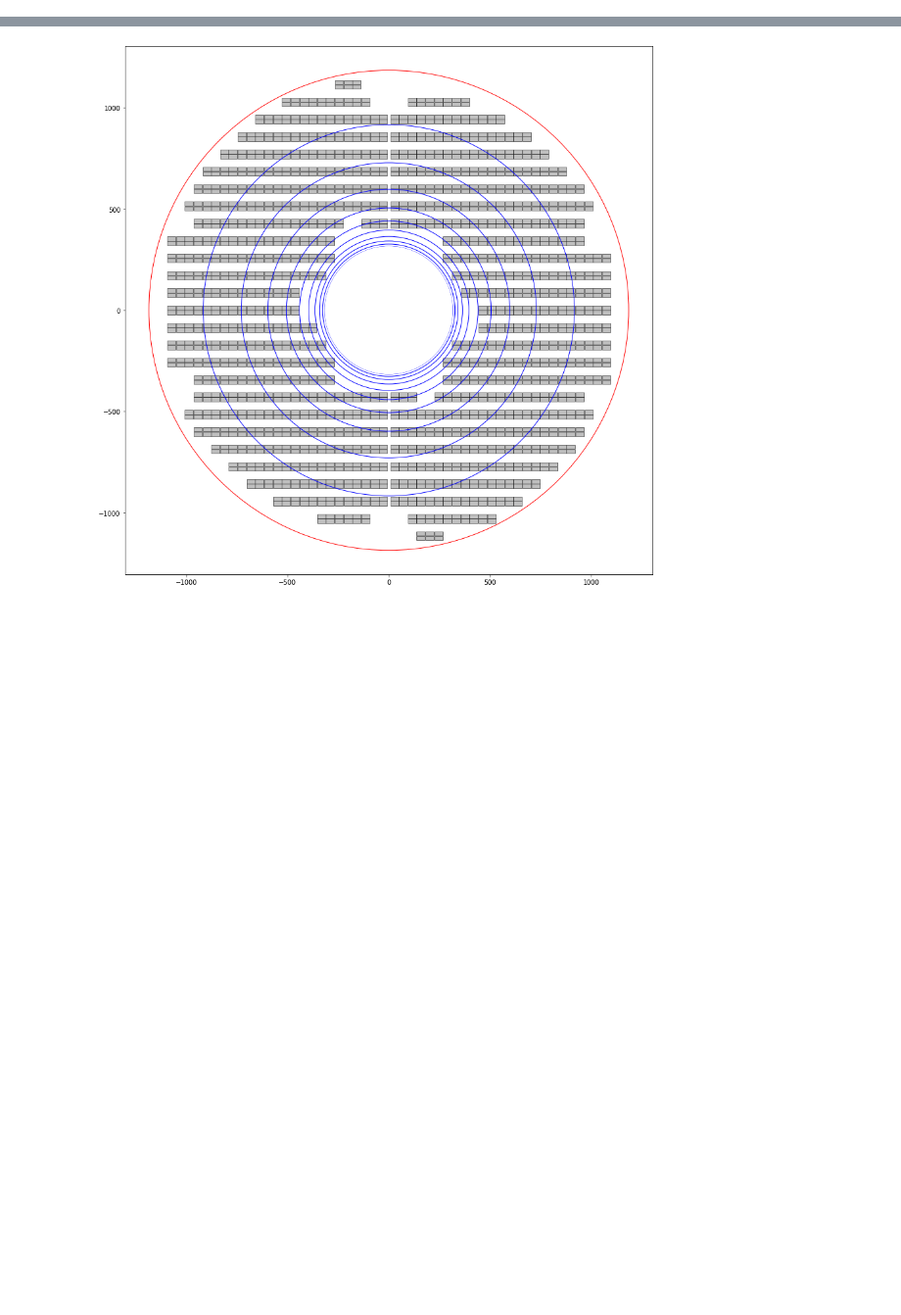
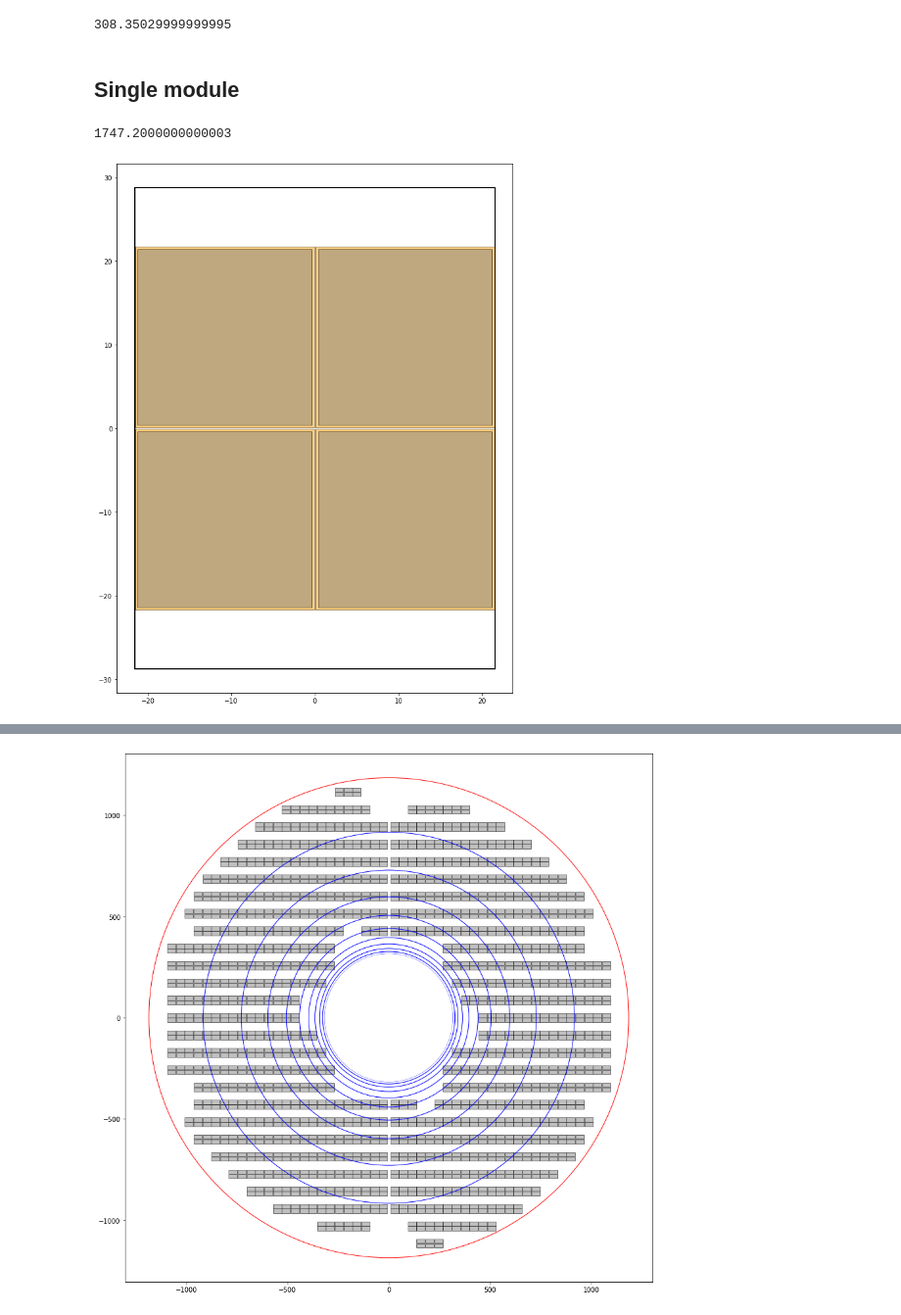
Before and after one commit to physiksgamez/ETL-SH-Design, a Jupyter notebook: bias_voltage.ipynb, the cells around one changed output, grey strips where cells are left out. Shown at 98% size. Cells and saved outputs as stored; diff of their text form; code cells hidden in the pictures; blank space fills up the shorter version.

```diff
--- a/bias_voltage.ipynb
+++ b/bias_voltage.ipynb
@@ -96,0 +142,32 @@ plt.show()
+# %%
+get_FBK_5C(315.929)
+# %% [output]
+308.35029999999995
+# %% [markdown]
+## Single module
+# %%
+sensor_x = 21.4
+sensor_y = 21.6
+s = Sensor(sensor_x, sensor_y,deadspace=0.3)  # 3 sides of 0.3mm, 1 side of 0.5mm
+m = Module(43.10, 57.50, n_sensor_x=2, n_sensor_y=2, sensor_distance_y=sensor_y+0.2, sensor_distance_x=sensor_x+0.2)
+# this module is now 1mm larger in y
+
+
+m.populate(s)
+
+plt.rcParams['figure.figsize'] = [15, 15]
+
+pm = m.getPolygon()
+plt.gca().add_patch(pm)
+
+for sen in m.sensors:
+    plt.gca().add_patch(sen.getPolygon())
+    plt.gca().add_patch(sen.getPolygon(active=True))
+
+print ( m.getActiveArea() )
+
+plt.axis('scaled')
+plt.show()
+# %% [output]
+1747.2000000000003
+[figure, added]
```
Also changed, not shown: parts of 64 cells of this notebook, 1 other file.
